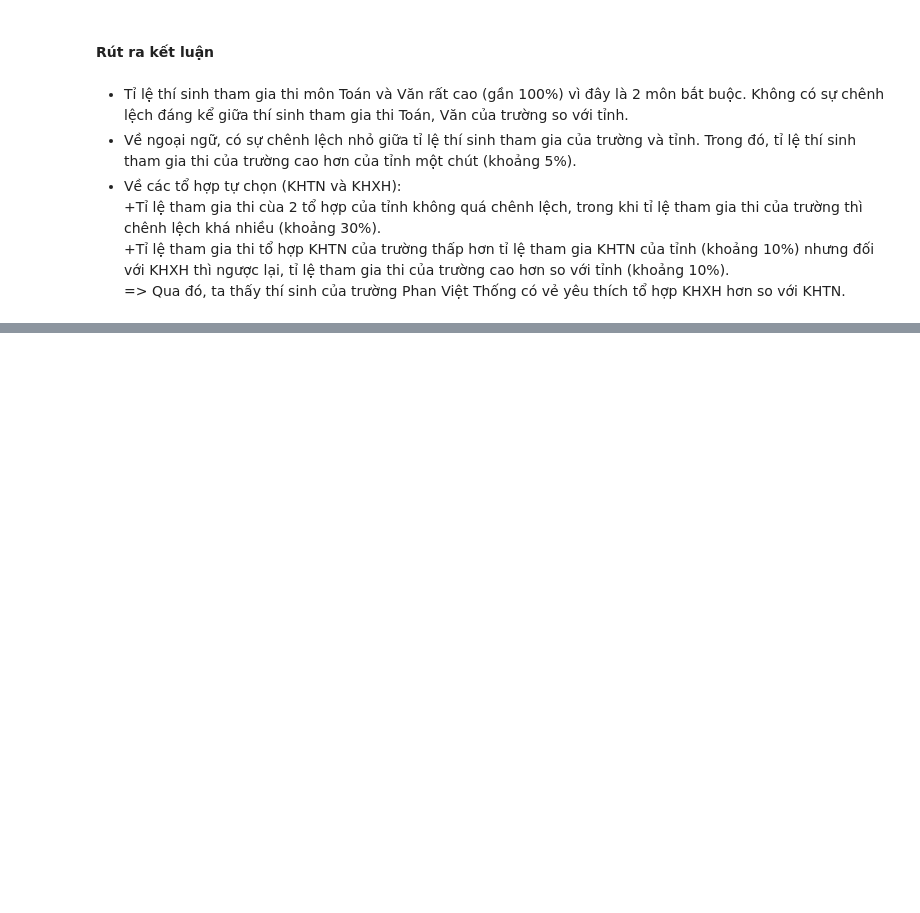
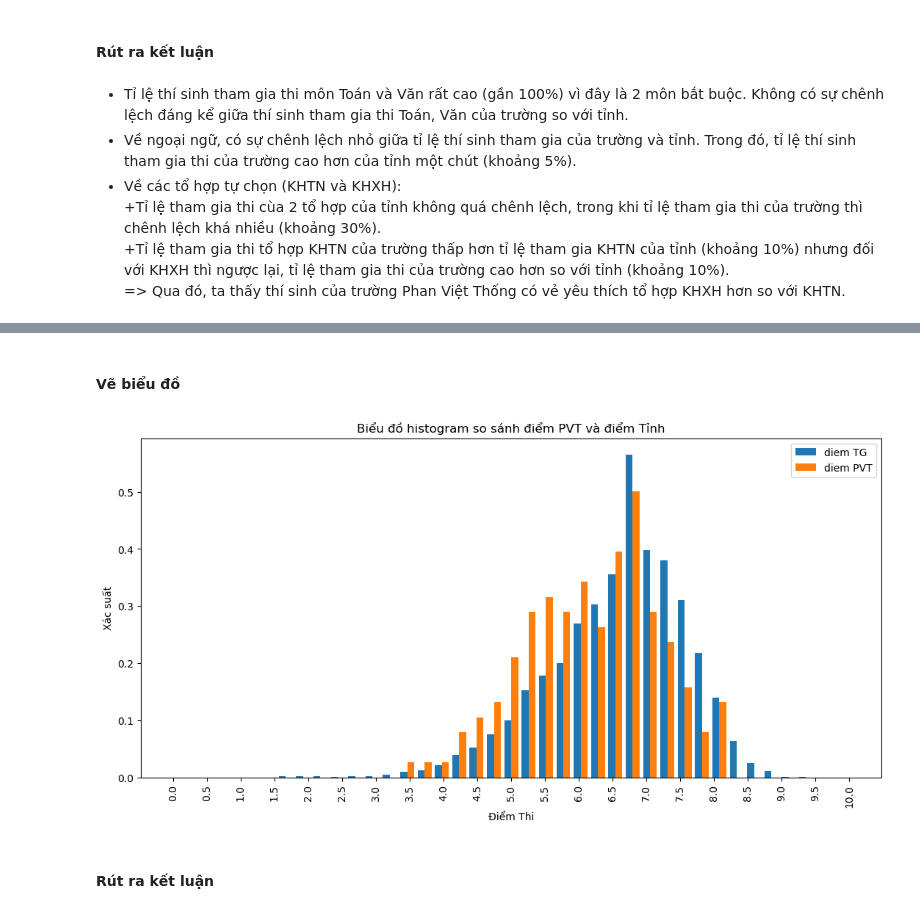
Before and after one commit to nauht1/ScoreAnalysisProject, a Jupyter notebook: Insight.ipynb, the cells around one changed output, grey strips where cells are left out. Saved outputs shown, nothing was run; the diff lists cells and outputs as text; code cells hidden in the pictures; blank space fills up the shorter version.

Commit message:
DTBTN

```diff
--- a/Insight.ipynb
+++ b/Insight.ipynb
@@ -208,0 +209,8 @@ plt.show()
+# %%
+#Điểm TB khối tự nhiên tỉnh TG
+diem_DTBTN_TG = diemTG['DTBTN']
+#Điểm TB khối tự nhiên trường PVT
+diem_DTBTN_PVT = diemPVT['DTBTN']
+
+print(DTBTN_PVT)
+print(DTBTN_TG)
@@ -208,0 +235,21 @@ plt.show()
+# %% [markdown]
+#### Vẽ biểu đồ
+# %%
+# Tạo biểu đồ histogram
+plt.figure(figsize=(13, 6))
+
+bins = np.linspace(0, 10, 40)
+
+# Vẽ biểu đồ histogram cho điểm PVT (màu xanh)
+plt.hist([diem_DTBTN_TG, diem_DTBTN_PVT], bins, label=['diem TG', 'diem PVT'], density=True)
+
+plt.xlabel('Điểm Thi')
+plt.ylabel('Xác suất')
+plt.title('Biểu đồ histogram so sánh điểm PVT và điểm Tỉnh')
+plt.legend(loc='upper right')
+plt.xticks(np.arange(0, 10.5, 0.5), rotation=90)
+plt.show()
+# %% [output]
+[figure, added]
+# %% [markdown]
+#### Rút ra kết luận
```
Also changed, not shown: parts of 3 cells of this notebook.
